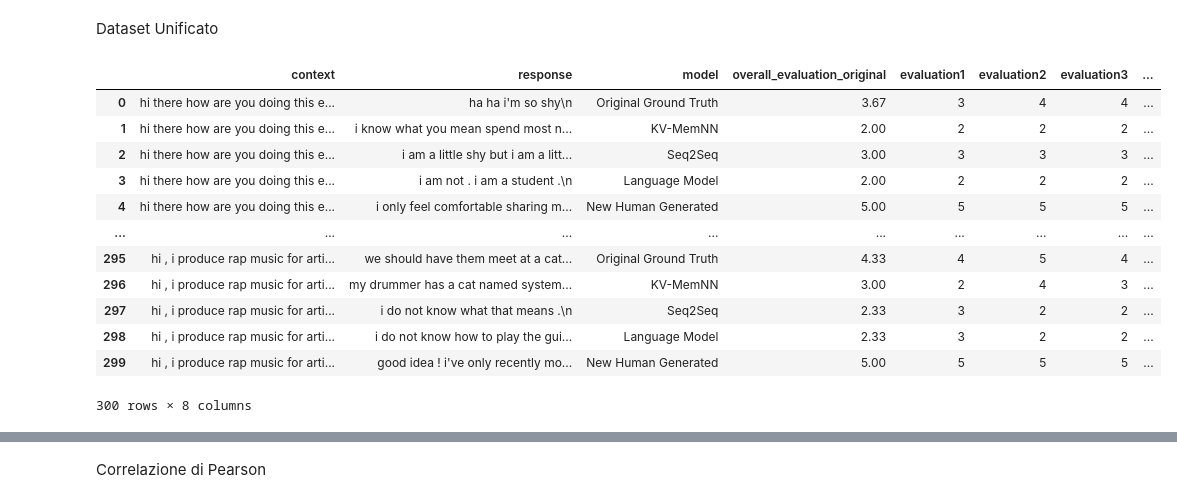
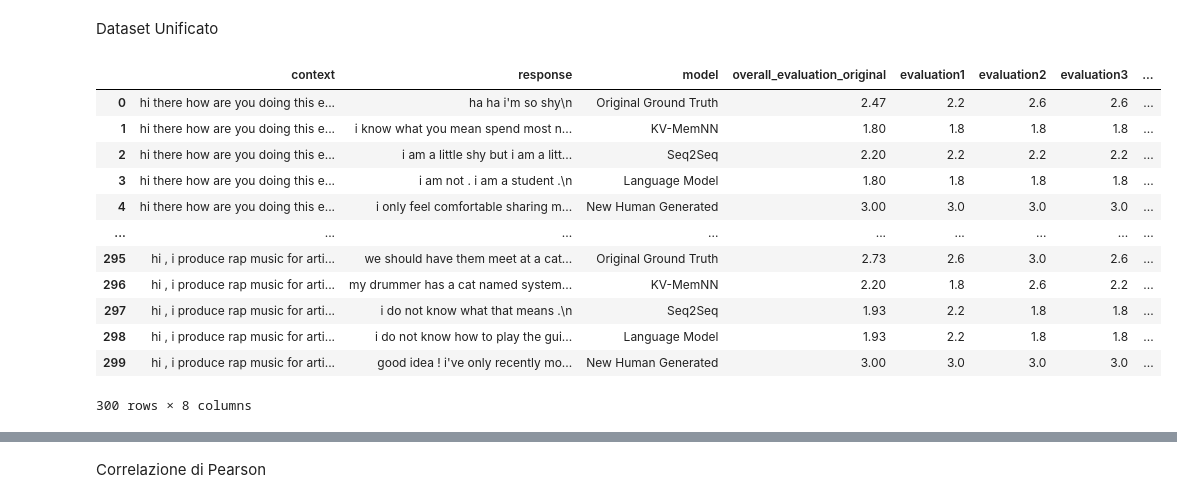
Before and after one commit to AndreaAmorosini/g-eval_persona-chat, a Jupyter notebook: data_explorer.ipynb, the cells around one changed output, grey strips where cells are left out. Cells and saved outputs as stored; diff of their text form; code cells hidden in the pictures.

```diff
--- a/data_explorer.ipynb
+++ b/data_explorer.ipynb
@@ -3,13 +57,6 @@ Dataset Originale
 # %%
-# Import necessary libraries
-import json
-import pandas as pd
-import matplotlib.pyplot as plt
-import seaborn as sns
-import numpy as np
-
 # Load the dataset
-with open('pc_usr_data.json', 'r') as file:
+with open("tc_usr_data 2.json", "r") as file:
     data = json.load(file)
 
 # Extract data into a DataFrame for easier analysis
@@ -19,7 +66,7 @@ for item in data:
     fact = item["fact"]
     for response in item["responses"]:
         overall_avg = sum(response["Overall"]) / len(response["Overall"])
-        #Normalize between 1 and 3
+        # Normalize between 1 and 3
         overall_avg = round(np.interp(overall_avg, (0, 5), (1, 3)), 2)
         # overall_avg = round(overall_avg, 2)
         record = {
@@ -36,7 +83,7 @@ for item in data:
             # "evaluation3": round(response["Overall"][2], 2),
         }
         records.append(record)
-df = pd.DataFrame(records)
-df
+df_tc = pd.DataFrame(records)
+df_tc
 # %% [output]
 |  | context | response | model | overall_evaluation | evaluation1 | evaluation2 | evaluation3 |
@@ -163,8 +269,8 @@ for conversation, responses in data.items():
         }
         records.append(record)
 
-df_responses = pd.DataFrame(records)
-df_responses
+df_responses_pc = pd.DataFrame(records)
+df_responses_pc
 # %% [output]
 |  | context | response | model | overall_evaluation |
 | 0 | hi there how are you doing this e... | ha ha i'm so shy\n | Original Ground Truth | 2.00 |
@@ -182,19 +414,19 @@ df_responses
 # %% [markdown]
 Dataset Unificato
 # %%
-merged_df = pd.merge(df, df_responses, on=["context", "response", "model"], how="inner", suffixes=('_original', '_gpt4'))
-merged_df
+merged_df_pc = pd.merge(df_pc, df_responses_pc, on=["context", "response", "model"], how="inner", suffixes=('_original', '_gpt4'))
+merged_df_pc
 # %% [output]
 |  | context | response | model | overall_evaluation_original | evaluation1 | evaluation2 | evaluation3 | ... |
-| 0 | hi there how are you doing this e... | ha ha i'm so shy\n | Original Ground Truth | 3.67 | 3 | 4 | 4 | ... |
-| 1 | hi there how are you doing this e... | i know what you mean spend most n... | KV-MemNN | 2.00 | 2 | 2 | 2 | ... |
-| 2 | hi there how are you doing this e... | i am a little shy but i am a litt... | Seq2Seq | 3.00 | 3 | 3 | 3 | ... |
-| 3 | hi there how are you doing this e... | i am not . i am a student .\n | Language Model | 2.00 | 2 | 2 | 2 | ... |
-| 4 | hi there how are you doing this e... | i only feel comfortable sharing m... | New Human Generated | 5.00 | 5 | 5 | 5 | ... |
+| 0 | hi there how are you doing this e... | ha ha i'm so shy\n | Original Ground Truth | 2.47 | 2.2 | 2.6 | 2.6 | ... |
+| 1 | hi there how are you doing this e... | i know what you mean spend most n... | KV-MemNN | 1.80 | 1.8 | 1.8 | 1.8 | ... |
+| 2 | hi there how are you doing this e... | i am a little shy but i am a litt... | Seq2Seq | 2.20 | 2.2 | 2.2 | 2.2 | ... |
+| 3 | hi there how are you doing this e... | i am not . i am a student .\n | Language Model | 1.80 | 1.8 | 1.8 | 1.8 | ... |
+| 4 | hi there how are you doing this e... | i only feel comfortable sharing m... | New Human Generated | 3.00 | 3.0 | 3.0 | 3.0 | ... |
 | ... | ... | ... | ... | ... | ... | ... | ... | ... |
-| 295 | hi , i produce rap music for arti... | we should have them meet at a cat... | Original Ground Truth | 4.33 | 4 | 5 | 4 | ... |
-| 296 | hi , i produce rap music for arti... | my drummer has a cat named system... | KV-MemNN | 3.00 | 2 | 4 | 3 | ... |
-| 297 | hi , i produce rap music for arti... | i do not know what that means .\n | Seq2Seq | 2.33 | 3 | 2 | 2 | ... |
-| 298 | hi , i produce rap music for arti... | i do not know how to play the gui... | Language Model | 2.33 | 3 | 2 | 2 | ... |
-| 299 | hi , i produce rap music for arti... | good idea ! i've only recently mo... | New Human Generated | 5.00 | 5 | 5 | 5 | ... |
+| 295 | hi , i produce rap music for arti... | we should have them meet at a cat... | Original Ground Truth | 2.73 | 2.6 | 3.0 | 2.6 | ... |
+| 296 | hi , i produce rap music for arti... | my drummer has a cat named system... | KV-MemNN | 2.20 | 1.8 | 2.6 | 2.2 | ... |
+| 297 | hi , i produce rap music for arti... | i do not know what that means .\n | Seq2Seq | 1.93 | 2.2 | 1.8 | 1.8 | ... |
+| 298 | hi , i produce rap music for arti... | i do not know how to play the gui... | Language Model | 1.93 | 2.2 | 1.8 | 1.8 | ... |
+| 299 | hi , i produce rap music for arti... | good idea ! i've only recently mo... | New Human Generated | 3.00 | 3.0 | 3.0 | 3.0 | ... |
 300 rows × 8 columns
```
Also changed, not shown: parts of 26 cells of this notebook, 1 other file.
